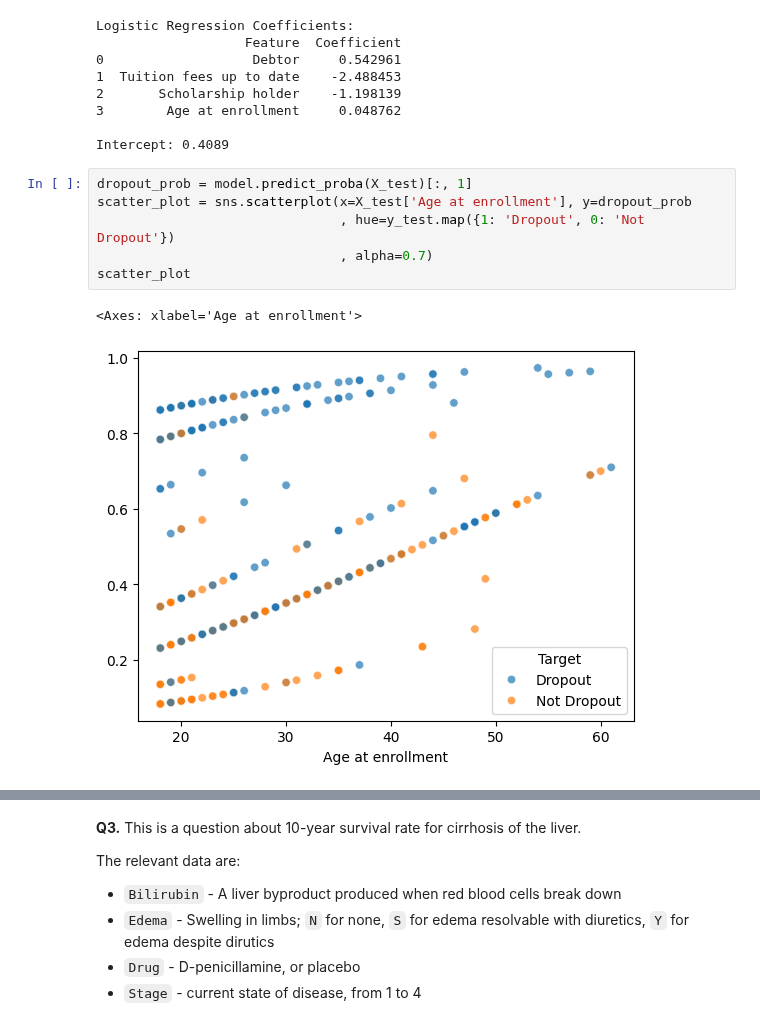
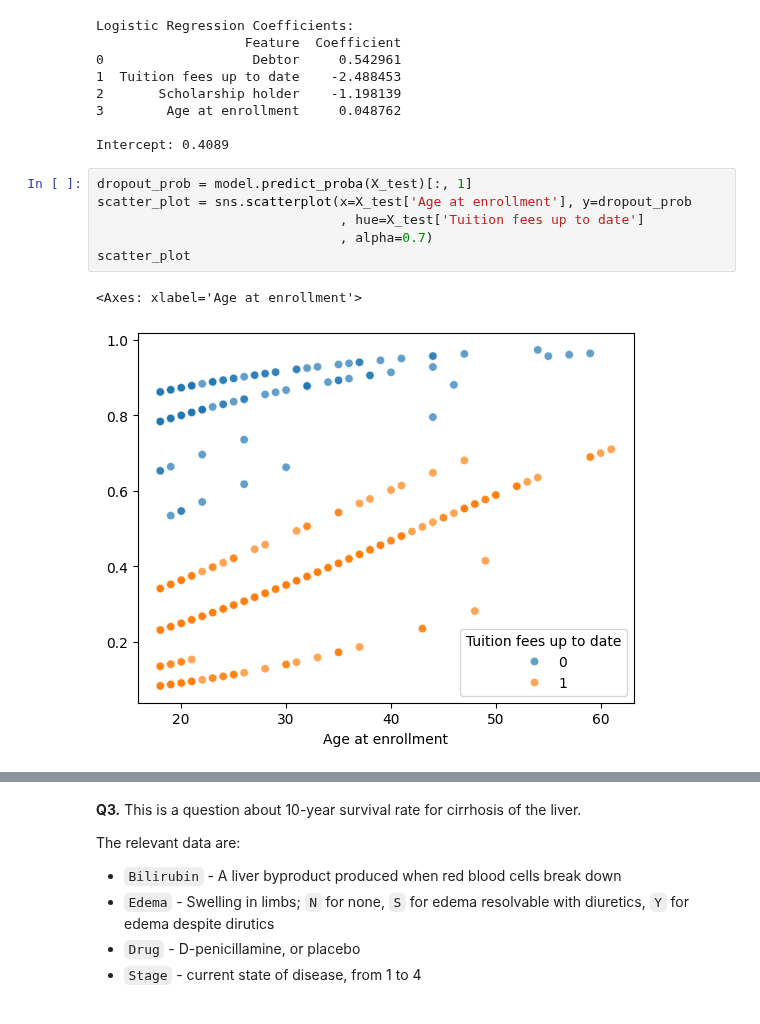
Before and after one commit to RexW999/undergrad_ml_assignments, a Jupyter notebook: 05_assignment_glm.ipynb, the cells around one changed output, grey strips where cells are left out. Saved outputs shown, nothing was run; the diff lists cells and outputs as text.

```diff
--- a/05_assignment_glm.ipynb
+++ b/05_assignment_glm.ipynb
@@ -104,10 +104,10 @@ Intercept: 0.4089
 # %%
 dropout_prob = model.predict_proba(X_test)[:, 1]
 scatter_plot = sns.scatterplot(x=X_test['Age at enrollment'], y=dropout_prob
-                               , hue=y_test.map({1: 'Dropout', 0: 'Not Dropout'})
+                               , hue=X_test['Tuition fees up to date']
                                , alpha=0.7)
 scatter_plot
 # %% [output]
 <Axes: xlabel='Age at enrollment'>
-[figure, old version]
+[figure, new version]
 # %%
```
Also changed, not shown: parts of 4 cells of this notebook.
